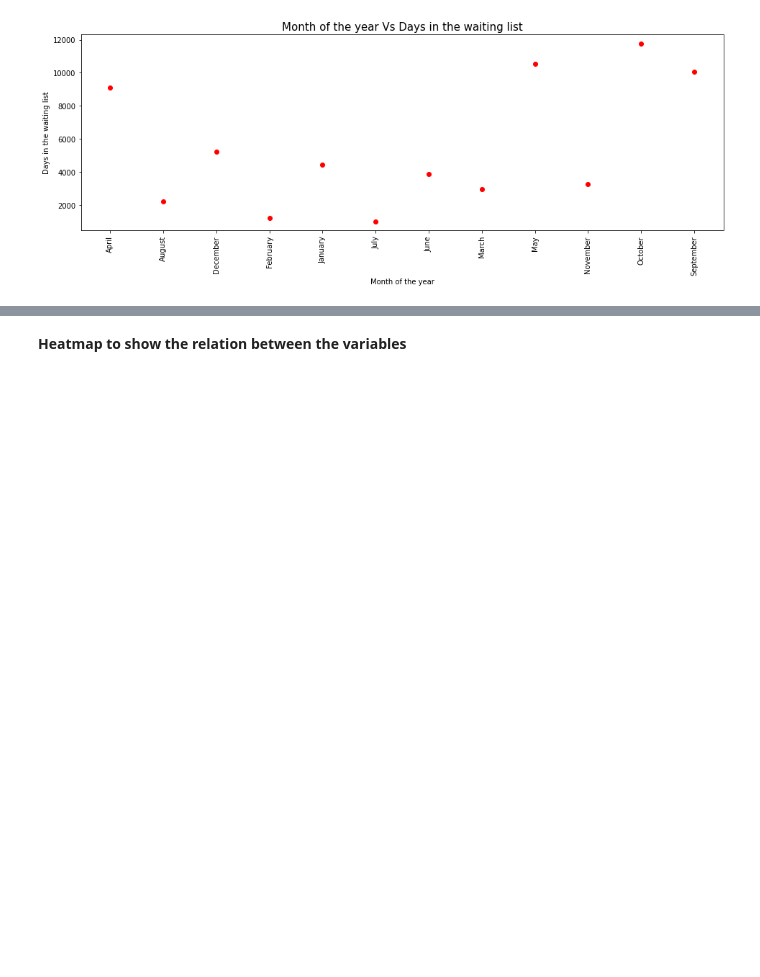
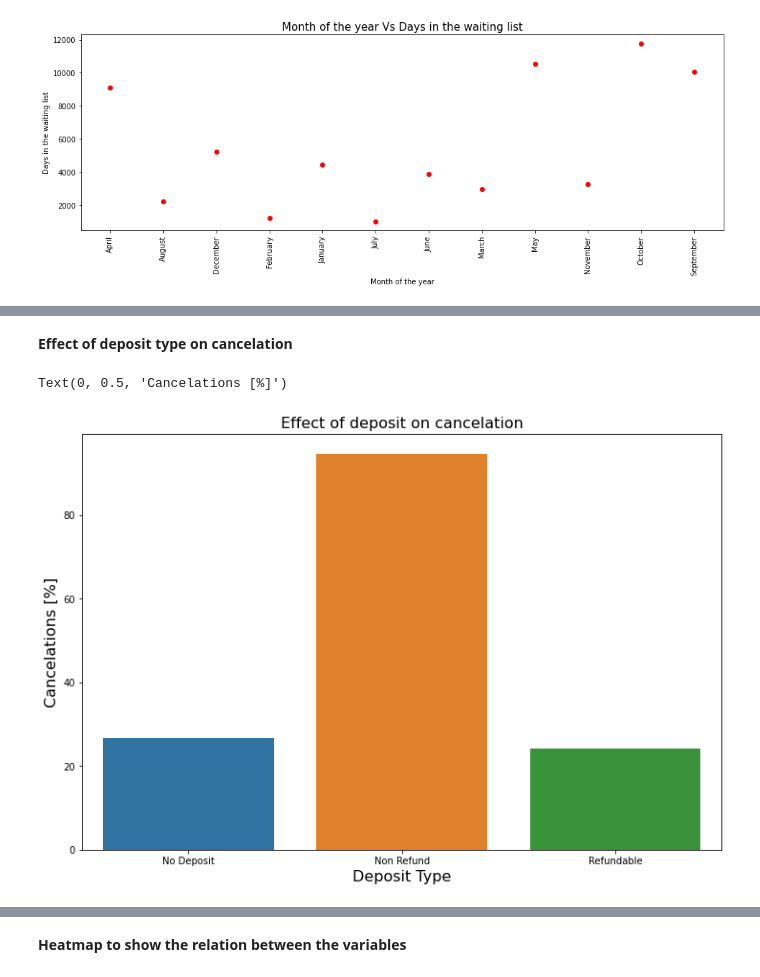
Before and after one commit to kishorpatil03/Hotel-Booking-Analysis, a Jupyter notebook: Hotel_Booking_Analysis_Capstone_Project.ipynb, the cells around one changed output, grey strips where cells are left out. Drawn from its saved outputs; the diff is of its cells as text; code cells hidden in the pictures; blank space fills up the shorter version.

```diff
--- a/Hotel_Booking_Analysis_Capstone_Project.ipynb
+++ b/Hotel_Booking_Analysis_Capstone_Project.ipynb
@@ -414,0 +507,12 @@ plt.show()
+# %% [markdown]
+**Effect of deposit type on cancelation**
+# %%
+deposit_df = df.groupby('deposit_type')['is_canceled'].describe()
+plt.figure(figsize=(12, 8))
+sns.barplot(x=deposit_df.index, y=deposit_df["mean"].values * 100)
+plt.title("Effect of deposit on cancelation", fontsize=16)
+plt.xlabel("Deposit Type", fontsize=16)
+plt.ylabel("Cancelations [%]", fontsize=16)
+# %% [output]
+Text(0, 0.5, 'Cancelations [%]')
+[figure, added]
```
Also changed, not shown: parts of 15 cells of this notebook.
